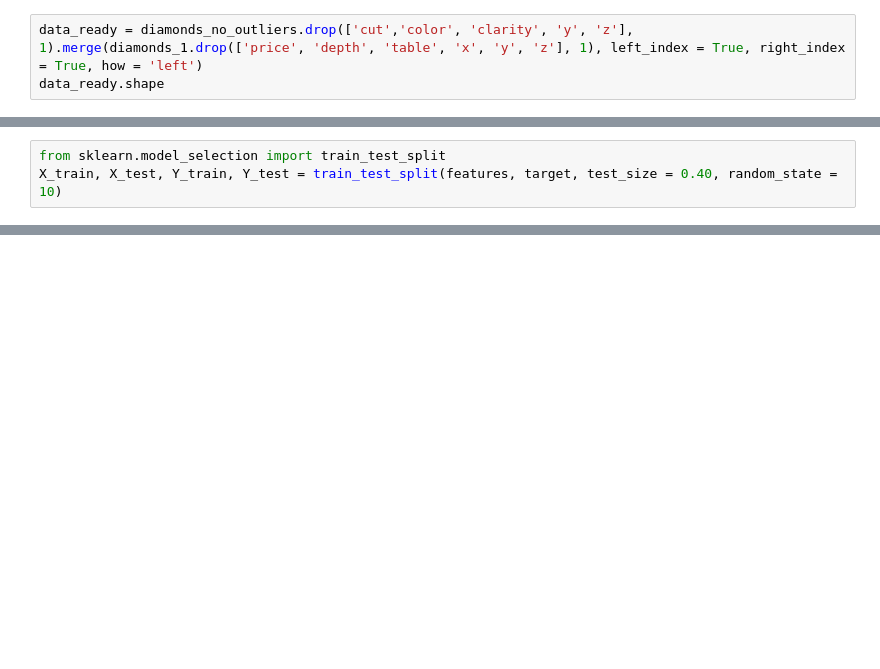
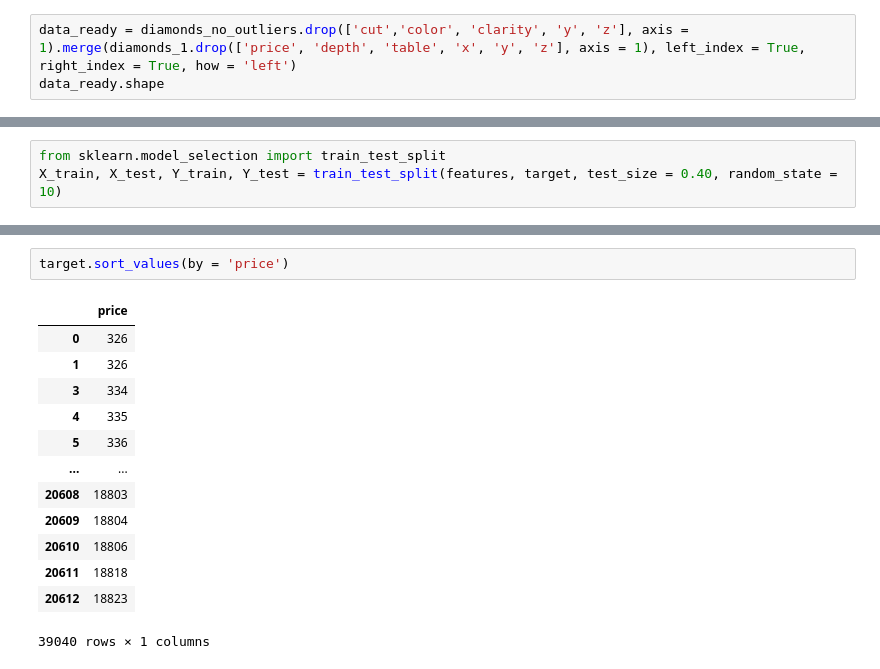
Before and after one commit to jpinzonc/diamond_price_pred, a Jupyter notebook: Diamond_Predictions.ipynb, the cells around one changed output, grey strips where cells are left out. Drawn from its saved outputs; the diff is of its cells as text; blank space fills up the shorter version.

```diff
--- a/Diamond_Predictions.ipynb
+++ b/Diamond_Predictions.ipynb
@@ -237,7 +241,7 @@ sns.heatmap(corr, mask=np.zeros_like(corr, dtype=np.bool), cmap=sns.diverging_pa
 # %% [markdown]
 It appears that X, Y and Z are highly correlated. Y and Z will be removed and X will be used in the model.
 # %%
-data_ready = diamonds_no_outliers.drop(['cut','color', 'clarity', 'y', 'z'], 1).merge(diamonds_1.drop(['price', 'depth', 'table', 'x', 'y', 'z'], 1), left_index = True, right_index = True, how = 'left')
+data_ready = diamonds_no_outliers.drop(['cut','color', 'clarity', 'y', 'z'], axis = 1).merge(diamonds_1.drop(['price', 'depth', 'table', 'x', 'y', 'z'], axis = 1), left_index = True, right_index = True, how = 'left')
 data_ready.shape
 # %% [output]
 (39040, 24)
@@ -271,0 +291,16 @@ Mean R-square of the crossvalidation -7.99957192956393
+# %%
+target.sort_values(by = 'price')
+# %% [output]
+|  | price |
+| 0 | 326 |
+| 1 | 326 |
+| 3 | 334 |
+| 4 | 335 |
+| 5 | 336 |
+| ... | ... |
+| 20608 | 18803 |
+| 20609 | 18804 |
+| 20610 | 18806 |
+| 20611 | 18818 |
+| 20612 | 18823 |
+39040 rows × 1 columns
```
Also changed, not shown: parts of 8 cells of this notebook.
